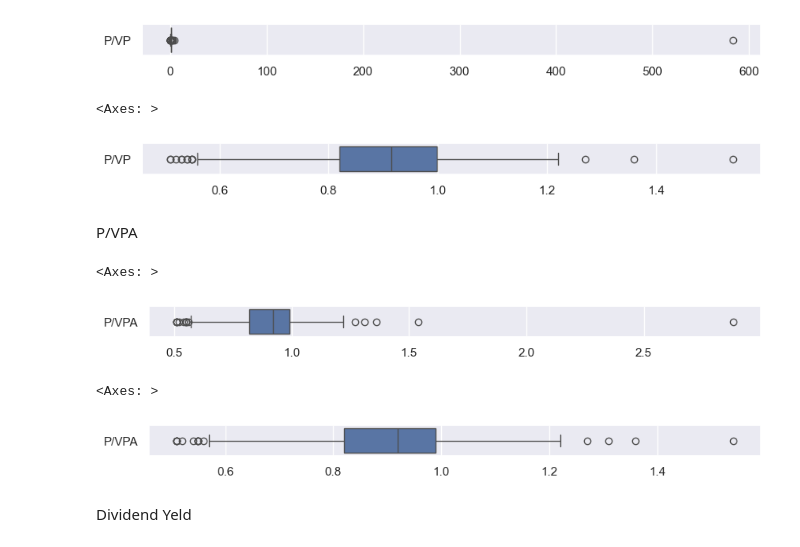
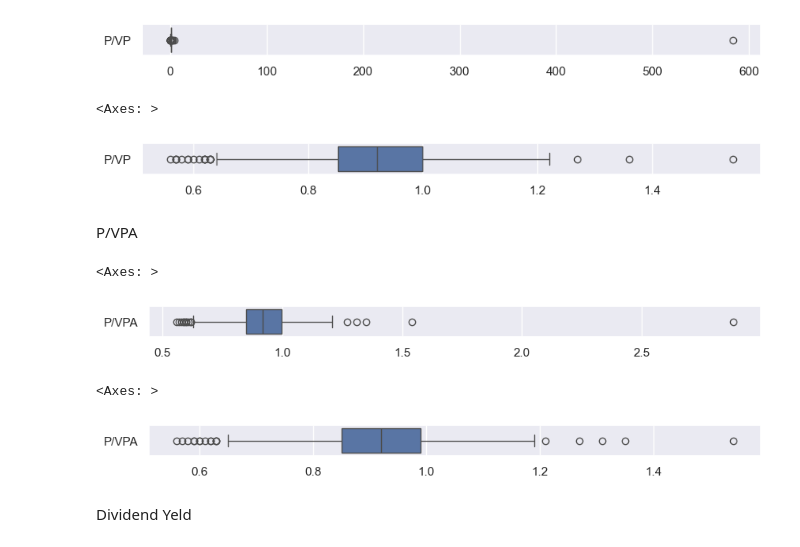
Before and after one commit to Riguini/Fundos-imobiliarios-FIIS-, a Jupyter notebook: FIIS.ipynb, the cells around one changed output. Cells and saved outputs as stored; diff of their text form; code cells hidden in the pictures.

```diff
--- a/FIIS.ipynb
+++ b/FIIS.ipynb
@@ -338,12 +338,12 @@ sns.boxplot(data=df[["P/VP"]], orient="h")
 [figure]
 # %%
 df.drop(df.loc[df['P/VP']>=2].index, inplace=True)
-df.drop(df.loc[df['P/VP']<=0.50].index, inplace=True)
+df.drop(df.loc[df['P/VP']<=0.55].index, inplace=True)
 sns.set(rc={"figure.figsize":(10, 0.5)})
 sns.boxplot(data=df[["P/VP"]], orient="h")
 # %% [output]
 <Axes: >
-[figure, old version]
+[figure, new version]
 # %% [markdown]
 P/VPA
 # %%
@@ -351,15 +351,15 @@ sns.set(rc={"figure.figsize":(10, 0.5)})
 sns.boxplot(data=df[["P/VPA"]], orient="h")
 # %% [output]
 <Axes: >
-[figure, old version]
+[figure, new version]
 # %%
 df.drop(df.loc[df['P/VPA']>=2].index, inplace=True)
-df.drop(df.loc[df['P/VPA']<=0.5].index, inplace=True)
+df.drop(df.loc[df['P/VPA']<=0.55].index, inplace=True)
 sns.set(rc={"figure.figsize":(10, 0.5)})
 sns.boxplot(data=df[["P/VPA"]], orient="h")
 # %% [output]
 <Axes: >
-[figure, old version]
+[figure, new version]
 # %% [markdown]
 Dividend Yeld
 # %%
```
Also changed, not shown: parts of 28 cells of this notebook.
